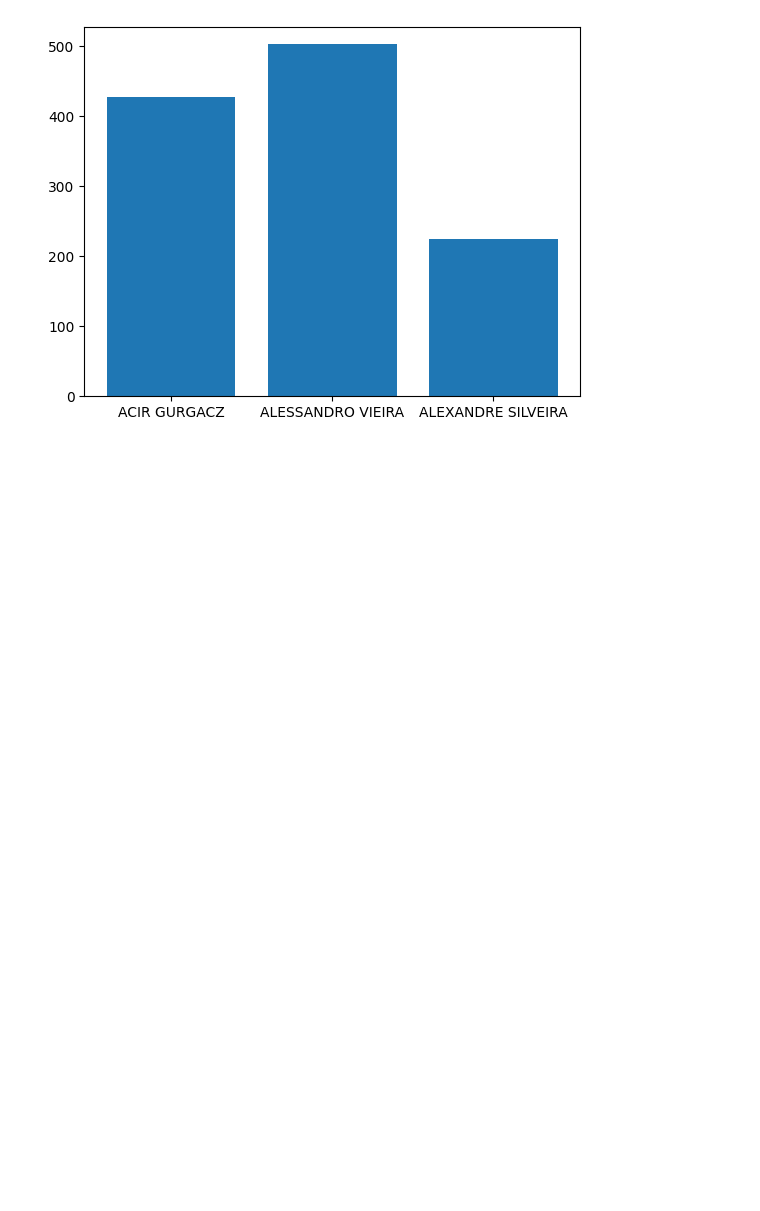
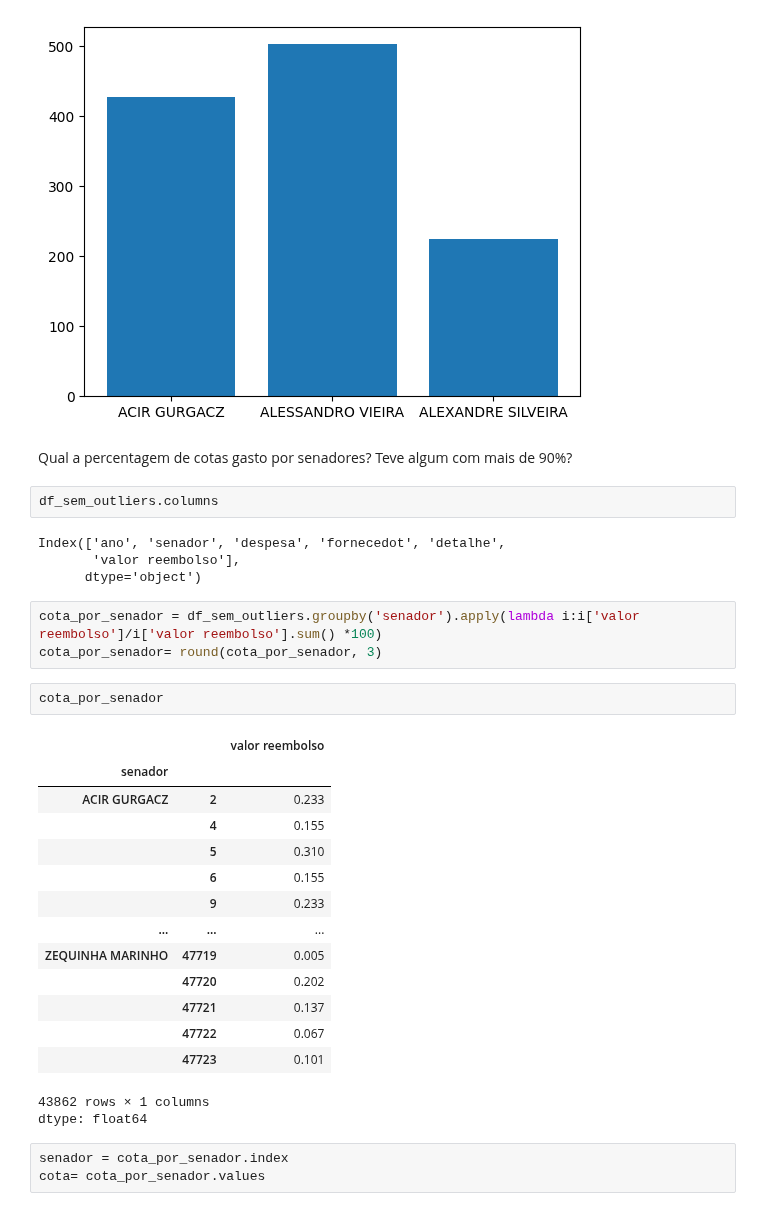
Before and after one commit to jeniferGoncalvesDaSilvaDev/7daysofcode-ds-alura2, a Jupyter notebook: desafio_7daysofcode_ds_alura.ipynb, the cells around one changed output. Drawn from its saved outputs; the diff is of its cells as text; blank space fills up the shorter version.

```diff
--- a/desafio_7daysofcode_ds_alura.ipynb
+++ b/desafio_7daysofcode_ds_alura.ipynb
@@ -701,3 +688,35 @@ plt.bar(senador, despesa)
 plt.show()
 # %% [output]
 [figure]
+# %% [markdown]
+Qual a percentagem de cotas gasto por senadores? Teve algum com mais de 90%?
+# %%
+df_sem_outliers.columns
+# %% [output]
+Index(['ano', 'senador', 'despesa', 'fornecedot', 'detalhe',
+       'valor reembolso'],
+      dtype='object')
+# %%
+cota_por_senador = df_sem_outliers.groupby('senador').apply(lambda i:i['valor reembolso']/i['valor reembolso'].sum() *100)
+cota_por_senador= round(cota_por_senador, 3)
+# %%
+cota_por_senador
+# %% [output]
+|  |  | valor reembolso |
+| senador |  |  |
+| ACIR GURGACZ | 2 | 0.233 |
+|  | 4 | 0.155 |
+|  | 5 | 0.310 |
+|  | 6 | 0.155 |
+|  | 9 | 0.233 |
+| ... | ... | ... |
+| ZEQUINHA MARINHO | 47719 | 0.005 |
+|  | 47720 | 0.202 |
+|  | 47721 | 0.137 |
+|  | 47722 | 0.067 |
+|  | 47723 | 0.101 |
+43862 rows × 1 columns
+dtype: float64
+# %%
+senador = cota_por_senador.index
+cota= cota_por_senador.values
```
Also changed, not shown: parts of 4 cells of this notebook.
